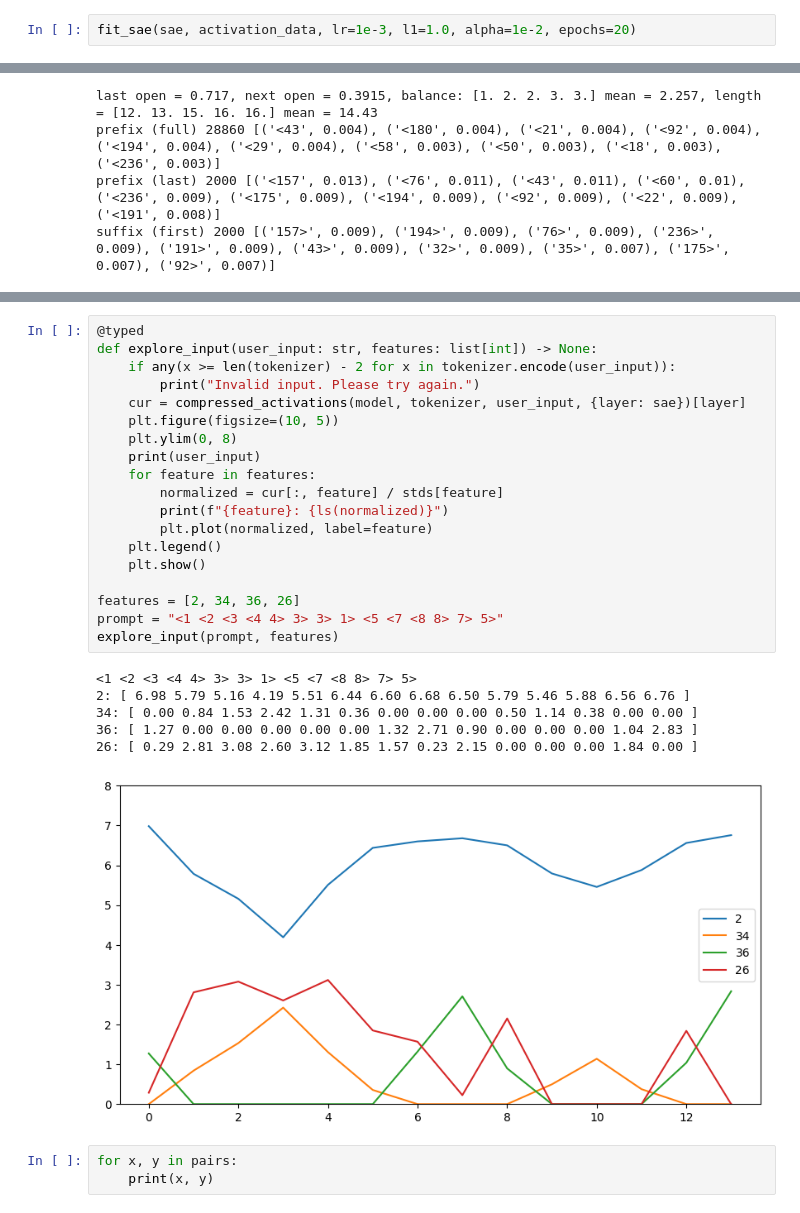
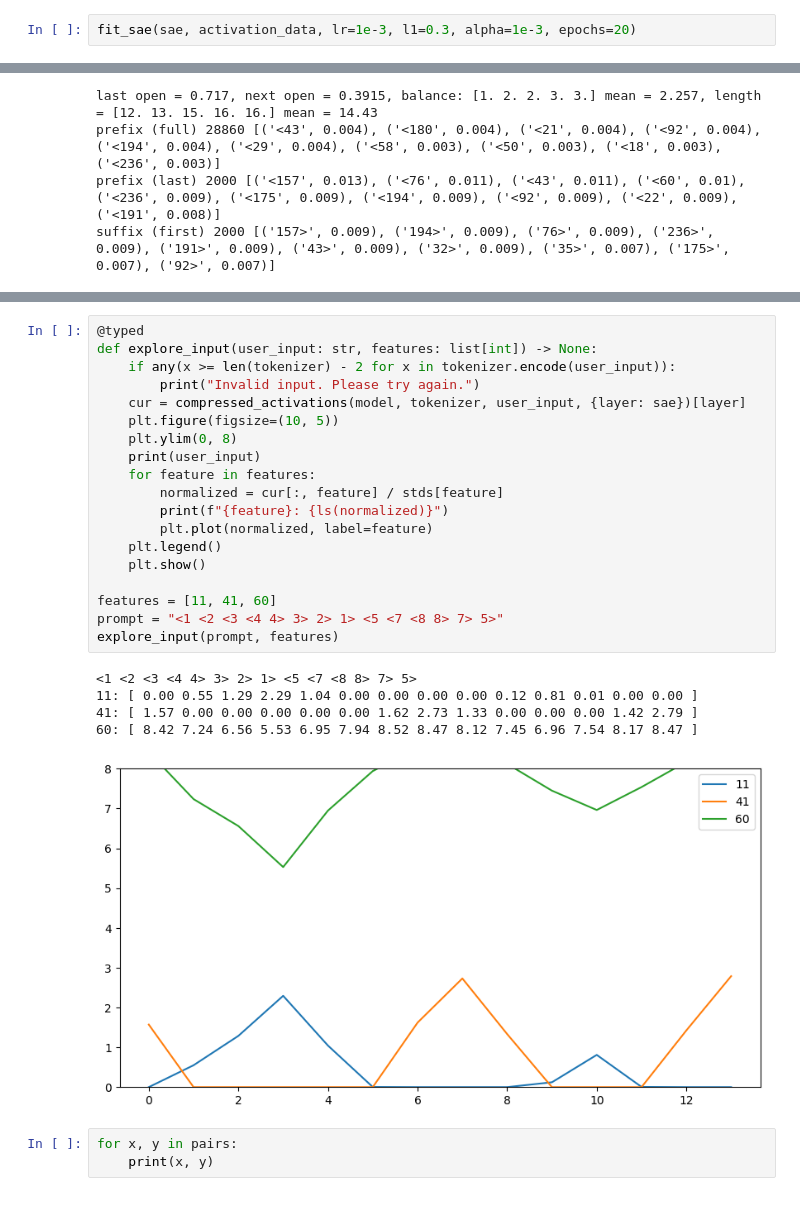
Before and after one commit to msh2481/LanguageTransfer, a Jupyter notebook: layer_replacement.ipynb, the cells around one changed output, grey strips where cells are left out. Cells and saved outputs as stored; diff of their text form.

```diff
--- a/layer_replacement.ipynb
+++ b/layer_replacement.ipynb
@@ -69,7 +69,7 @@ others = [SparseAutoEncoder(256, d) for d in [32, 128]]
 for other in others:
     fit_sae(other, activation_data, lr=1e-2, l1=0.5, alpha=1e-2, epochs=5)
 # %%
-fit_sae(sae, activation_data, lr=1e-3, l1=1.0, alpha=1e-2, epochs=20)
+fit_sae(sae, activation_data, lr=1e-3, l1=0.3, alpha=1e-3, epochs=20)
 # %%
 import plotly.express as px
 
@@ -373,29 +400,28 @@ for i_prefix in std_argsort:
 # %%
 @typed
 def explore_input(user_input: str, features: list[int]) -> None:
     if any(x >= len(tokenizer) - 2 for x in tokenizer.encode(user_input)):
         print("Invalid input. Please try again.")
     cur = compressed_activations(model, tokenizer, user_input, {layer: sae})[layer]
     plt.figure(figsize=(10, 5))
     plt.ylim(0, 8)
     print(user_input)
     for feature in features:
         normalized = cur[:, feature] / stds[feature]
         print(f"{feature}: {ls(normalized)}")
         plt.plot(normalized, label=feature)
     plt.legend()
     plt.show()
 
-features = [2, 34, 36, 26]
-prompt = "<1 <2 <3 <4 4> 3> 3> 1> <5 <7 <8 8> 7> 5>"
+features = [11, 41, 60]
+prompt = "<1 <2 <3 <4 4> 3> 2> 1> <5 <7 <8 8> 7> 5>"
 explore_input(prompt, features)
 # %% [output]
-<1 <2 <3 <4 4> 3> 3> 1> <5 <7 <8 8> 7> 5>
-2: [ 6.98 5.79 5.16 4.19 5.51 6.44 6.60 6.68 6.50 5.79 5.46 5.88 6.56 6.76 ]
-34: [ 0.00 0.84 1.53 2.42 1.31 0.36 0.00 0.00 0.00 0.50 1.14 0.38 0.00 0.00 ]
-36: [ 1.27 0.00 0.00 0.00 0.00 0.00 1.32 2.71 0.90 0.00 0.00 0.00 1.04 2.83 ]
-26: [ 0.29 2.81 3.08 2.60 3.12 1.85 1.57 0.23 2.15 0.00 0.00 0.00 1.84 0.00 ]
+<1 <2 <3 <4 4> 3> 2> 1> <5 <7 <8 8> 7> 5>
+11: [ 0.00 0.55 1.29 2.29 1.04 0.00 0.00 0.00 0.00 0.12 0.81 0.01 0.00 0.00 ]
+41: [ 1.57 0.00 0.00 0.00 0.00 0.00 1.62 2.73 1.33 0.00 0.00 0.00 1.42 2.79 ]
+60: [ 8.42 7.24 6.56 5.53 6.95 7.94 8.52 8.47 8.12 7.45 6.96 7.54 8.17 8.47 ]
-[figure, old version]
+[figure, new version]
 # %%
 for x, y in pairs:
     print(x, y)
```
Also changed, not shown: parts of 7 cells of this notebook.
